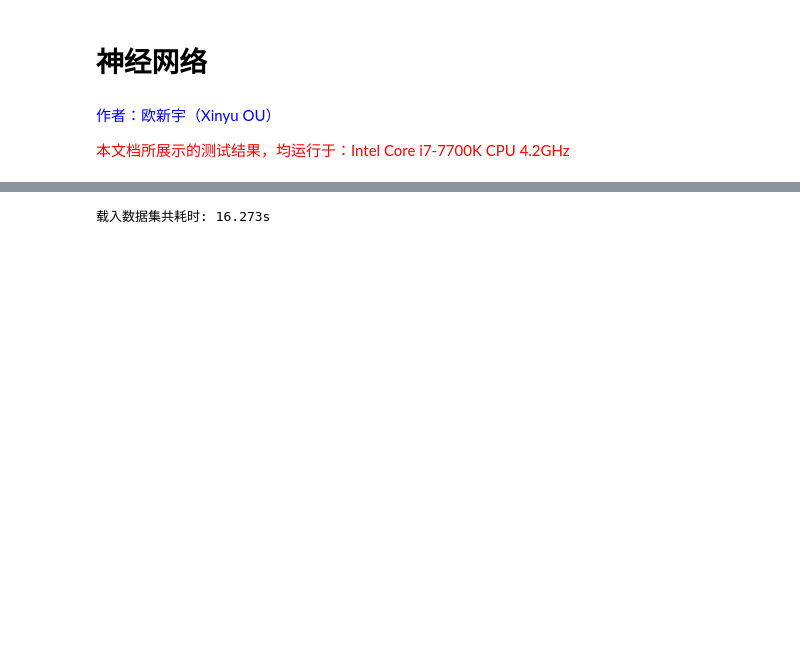
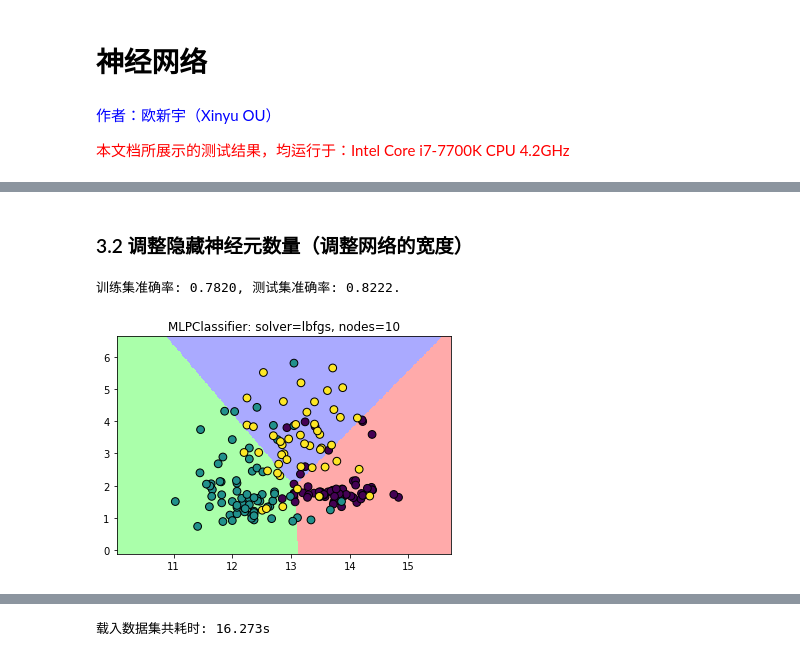
Before and after one commit to ouxinyu/Teaching, a Jupyter notebook: MachineLearning/Notebooks/Ch08NeuralNetworks.ipynb, the cells around one changed output, grey strips where cells are left out. Cells and saved outputs as stored; diff of their text form; code cells hidden in the pictures; blank space fills up the shorter version.

```diff
--- a/MachineLearning/Notebooks/Ch08NeuralNetworks.ipynb
+++ b/MachineLearning/Notebooks/Ch08NeuralNetworks.ipynb
@@ -20,0 +204,30 @@
+# %% [markdown]
+### 3.2 调整隐藏神经元数量（调整网络的宽度）
+# %%
+# TODO: 4. 构建模型，并进行模型训练（或称为拟合数据）---
+mlp_1L10 = MLPClassifier(solver='lbfgs', hidden_layer_sizes=[10])
+mlp_1L10.fit(X_train, y_train)
+
+# TODO: 5. 输出预测结果
+score_train = mlp_1L10.score(X_train, y_train)
+score_test = mlp_1L10.score(X_test, y_test)
+print("训练集准确率: {0:.4f}, 测试集准确率: {1:.4f}.".format(score_train, score_test))
+
+# TODO: 6. 可视化预测结果
+Z2 = mlp_1L10.predict(np.c_[xx.ravel(), yy.ravel()])
+
+Z2 = Z2.reshape(xx.shape)
+plt.figure()
+plt.pcolormesh(xx, yy, Z2, cmap=cmap_light)
+
+# 将数据特征用散点图绘制出来
+plt.scatter(X[:, 0], X[:, 1], c=y, edgecolor='k', s=60)
+plt.xlim(xx.min(), xx.max())
+plt.ylim(yy.min(), yy.max())
+
+#设置图的标题，并显示图形
+plt.title("MLPClassifier: solver=lbfgs, nodes=10")
+plt.show()
+# %% [output]
+训练集准确率: 0.7820, 测试集准确率: 0.8222.
+[figure, added]
```
Also changed, not shown: parts of 98 cells of this notebook, 29 other files.
